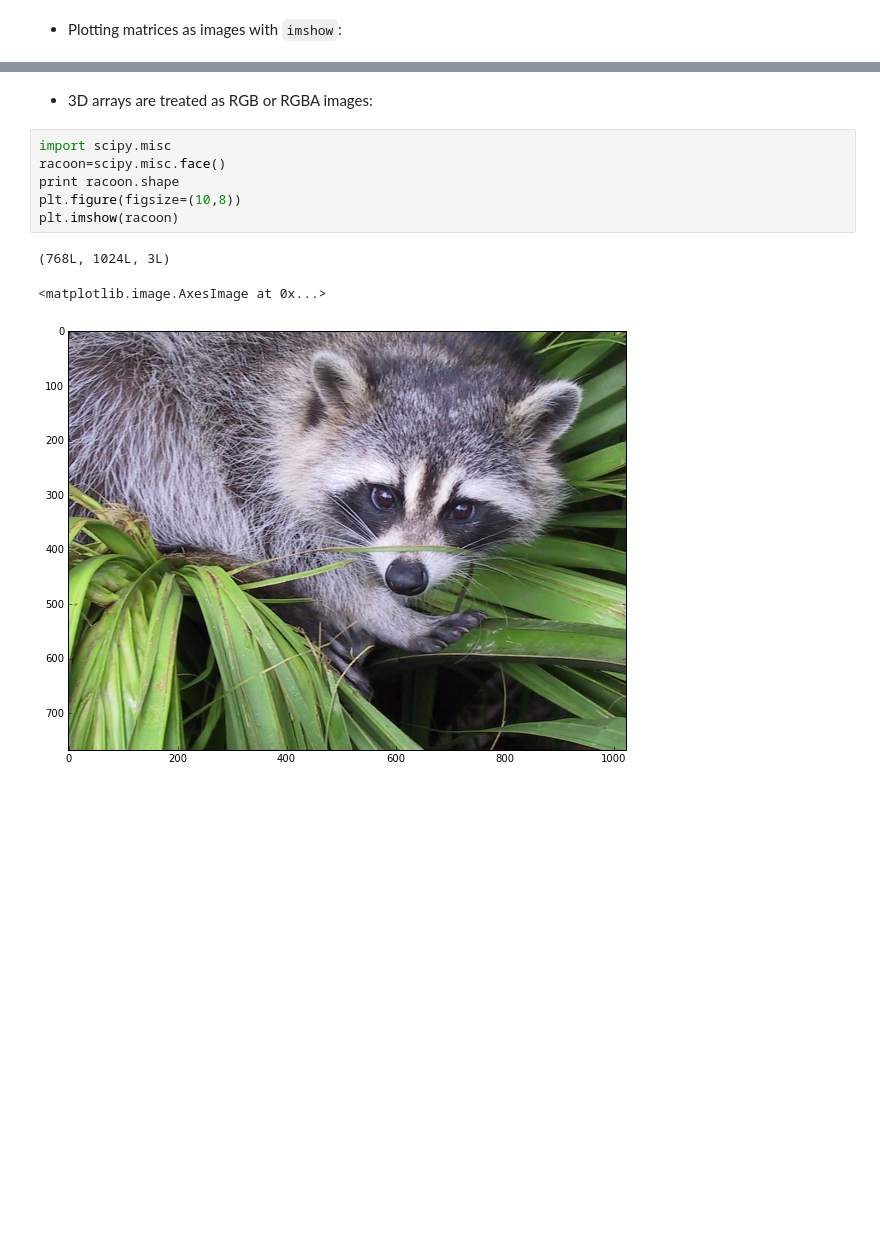
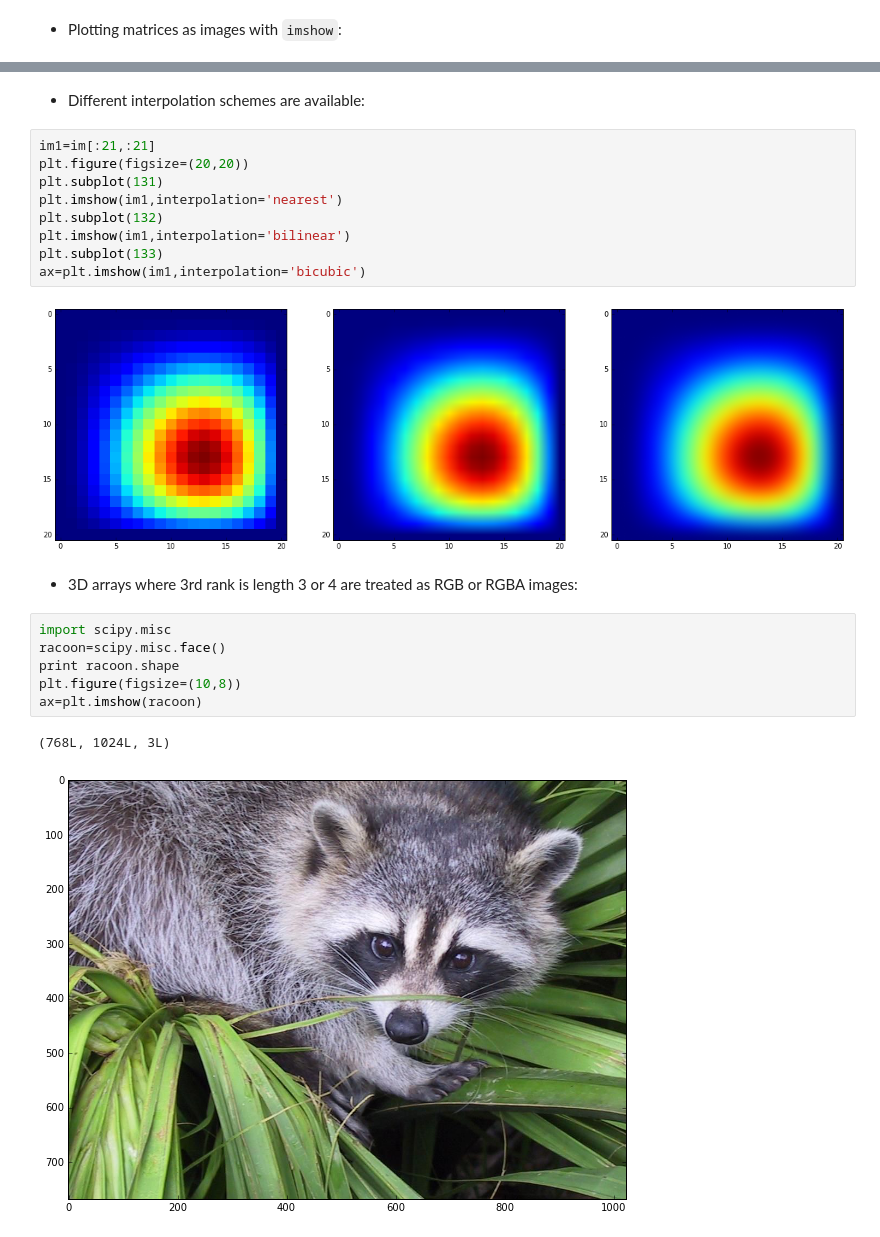
Before and after one commit to ericspod/Python-Talk, a Jupyter notebook: Presentation.ipynb, the cells around one changed output, grey strips where cells are left out. Cells and saved outputs as stored; diff of their text form; blank space fills up the shorter version.

```diff
--- a/Presentation.ipynb
+++ b/Presentation.ipynb
@@ -1133,13 +1135,25 @@ plt.imshow(im)
+# %% [markdown]
+ * Different interpolation schemes are available:
+# %%
+im1=im[:21,:21]
+plt.figure(figsize=(20,20))
+plt.subplot(131)
+plt.imshow(im1,interpolation='nearest')
+plt.subplot(132)
+plt.imshow(im1,interpolation='bilinear')
+plt.subplot(133)
+ax=plt.imshow(im1,interpolation='bicubic')
+# %% [output]
+[figure, added]
 # %% [markdown]
-* 3D arrays are treated as RGB or RGBA images:
+* 3D arrays where 3rd rank is length 3 or 4 are treated as RGB or RGBA images:
 # %%
 import scipy.misc
 racoon=scipy.misc.face()
 print racoon.shape
 plt.figure(figsize=(10,8))
-plt.imshow(racoon)
+ax=plt.imshow(racoon)
 # %% [output]
 (768L, 1024L, 3L)
-<matplotlib.image.AxesImage at 0x...>
 [figure]
 # %% [markdown]
```
Also changed, not shown: parts of 16 cells of this notebook, 4 other files.
